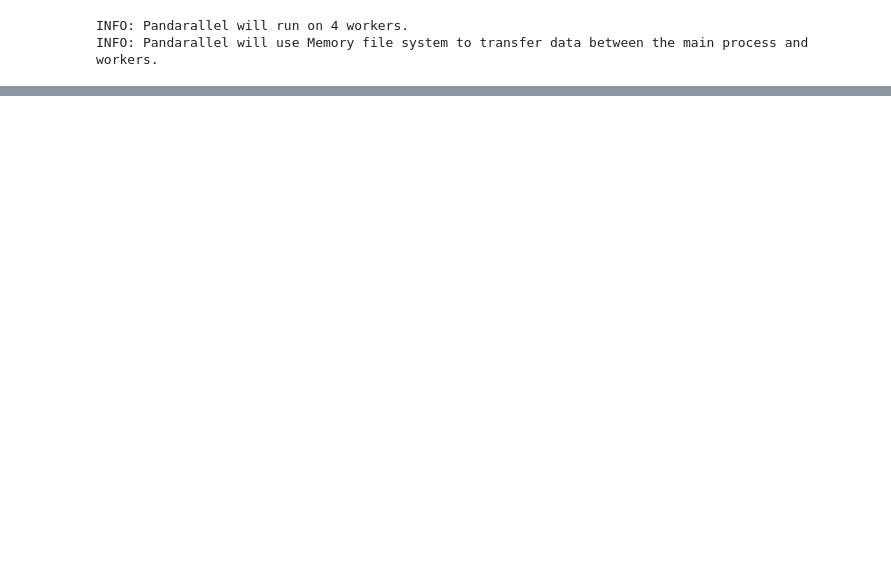
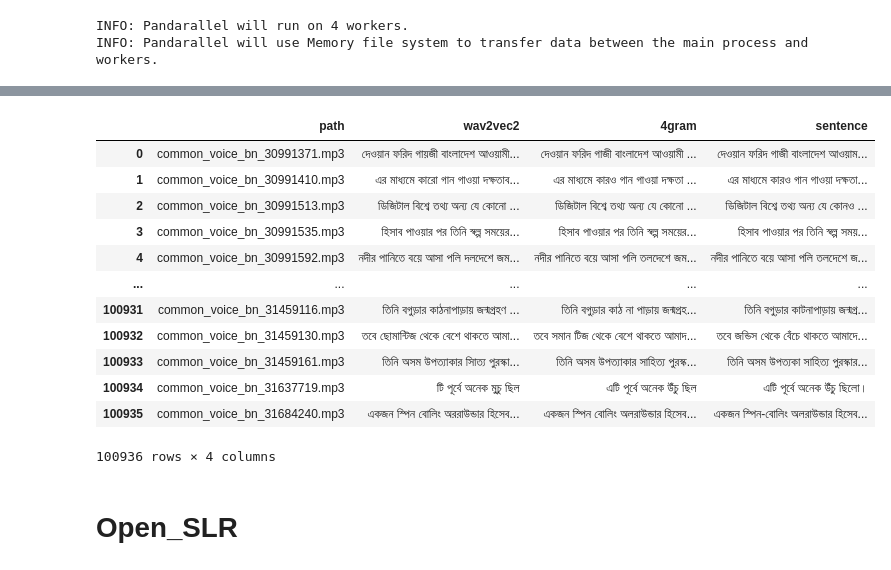
Before and after one commit to mushrafi88/asr_bangla, a Jupyter notebook: bert_corrector/custom_data_for_bert.ipynb, the cells around one changed output, grey strips where cells are left out. Cells and saved outputs as stored; diff of their text form; code cells hidden in the pictures; blank space fills up the shorter version.

```diff
--- a/bert_corrector/custom_data_for_bert.ipynb
+++ b/bert_corrector/custom_data_for_bert.ipynb
@@ -22,0 +169,27 @@ INFO: Pandarallel will use Memory file system to transfer data between the main
+# %%
+df_cv = df_cv[['path','sentence']]
+# %%
+df_cv_1= df_cv_1.append([df_cv_2,df_cv_3])
+df_cv_1 = df_cv_1.reset_index(drop=True)
+# %%
+df_cv_1['path'] = df_cv_1.path.apply(lambda x: os.path.basename(str(x)))
+# %%
+df_cv = df_cv_1.merge(df_cv,on='path',how='inner')
+# %%
+df_cv
+# %% [output]
+|  | path | wav2vec2 | 4gram | sentence |
+| 0 | common_voice_bn_30991371.mp3 | দেওয়ান ফরিদ গায়জী বাংলাদেশ আওয়ামী... | দেওয়ান ফরিদ গাজী বাংলাদেশ আওয়ামী ... | দেওয়ান ফরিদ গাজী বাংলাদেশ আওয়াম... |
+| 1 | common_voice_bn_30991410.mp3 | এর মাধ্যমে কারো গান গাওয়া দক্ষতাব... | এর মাধ্যমে কারও গান গাওয়া দক্ষতা ... | এর মাধ্যমে কারও গান গাওয়া দক্ষতা... |
+| 2 | common_voice_bn_30991513.mp3 | ডিজিটাল বিশ্বে তথ্য অন্য যে কোনো ... | ডিজিটাল বিশ্বে তথ্য অন্য যে কোনো ... | ডিজিটাল বিশ্বে তথ্য অন্য যে কোনও ... |
+| 3 | common_voice_bn_30991535.mp3 | হিসাব পাওয়ার পর তিনি স্বল্প সময়ের... | হিসাব পাওয়ার পর তিনি স্বল্প সময়ের... | হিসাব পাওয়ার পর তিনি স্বল্প সময়... |
+| 4 | common_voice_bn_30991592.mp3 | নদীর পানিতে বয়ে আসা পলি দলদেশে জম... | নদীর পানিতে বয়ে আসা পলি তলদেশে জম... | নদীর পানিতে বয়ে আসা পলি তলদেশে জ... |
+| ... | ... | ... | ... | ... |
+| 100931 | common_voice_bn_31459116.mp3 | তিনি বগুড়ার কাঠনাপাড়ায় জন্মগ্রহণ ... | তিনি বগুড়ার কাঠ না পাড়ায় জন্মগ্রহ... | তিনি বগুড়ার কাটনাপাড়ায় জন্মগ্র... |
+| 100932 | common_voice_bn_31459130.mp3 | তবে ছোমান্টিজ থেকে বেশে থাকতে আমা... | তবে সমান টিজ থেকে বেশে থাকতে আমাদ... | তবে জন্ডিস থেকে বেঁচে থাকতে আমাদে... |
+| 100933 | common_voice_bn_31459161.mp3 | তিনি অসম উপত্যাকার সািত্য পুরস্কা... | তিনি অসম উপত্যাকার সাহিত্য পুরস্ক... | তিনি অসম উপত্যকা সাহিত্য পুরস্কার... |
+| 100934 | common_voice_bn_31637719.mp3 | টি পূর্বে অনেক মুচু ছিল | এটি পূর্বে অনেক উঁচু ছিল | এটি পূর্বে অনেক উঁচু ছিলো। |
+| 100935 | common_voice_bn_31684240.mp3 | একজন স্পিন বোলিং অররাউন্ডার হিসেব... | একজন স্পিন বোলিং অলরাউন্ডার হিসেব... | একজন স্পিন-বোলিং অলরাউন্ডার হিসেব... |
+100936 rows × 4 columns
+# %% [markdown]
+# Open_SLR
```
Also changed, not shown: parts of 38 cells of this notebook, 7 other files.
